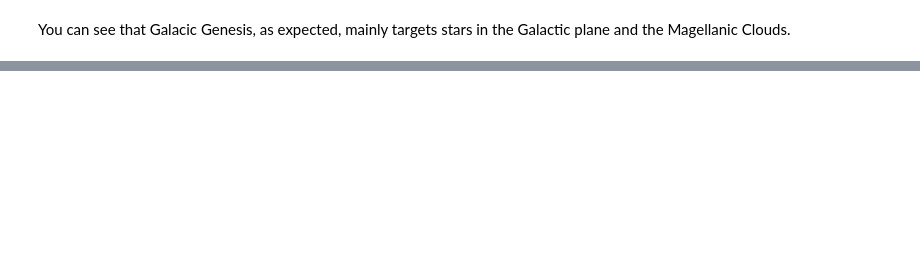
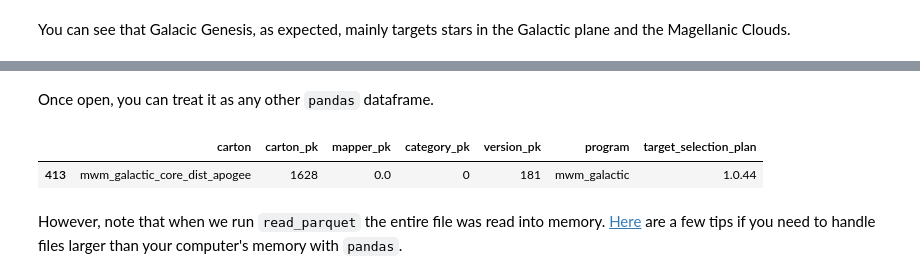
Before and after one commit to sdss/dr20_tutorials, a Jupyter notebook: mos_target.ipynb, the cells around one changed output, grey strips where cells are left out. Drawn from its saved outputs; the diff is of its cells as text; code cells hidden in the pictures; blank space fills up the shorter version.

Commit message:
Add section about using Pandas

```diff
--- a/mos_target.ipynb
+++ b/mos_target.ipynb
@@ -266,0 +279,5 @@ You can see that Galacic Genesis, as expected, mainly targets stars in the Galac
+# %%
+import pandas
+
+df = pandas.read_parquet(mos_carton_file)
+df.sample(10)
@@ -266,0 +296,9 @@ You can see that Galacic Genesis, as expected, mainly targets stars in the Galac
+# %% [markdown]
+Once open, you can treat it as any other `pandas` dataframe.
+# %%
+df.loc[df.carton == "mwm_galactic_core_dist_apogee"]
+# %% [output]
+|  | carton | carton_pk | mapper_pk | category_pk | version_pk | program | target_selection_plan |
+| 413 | mwm_galactic_core_dist_apogee | 1628 | 0.0 | 0 | 181 | mwm_galactic | 1.0.44 |
+# %% [markdown]
+However, note that when we run `read_parquet` the entire file was read into memory. [Here](https://pandas.pydata.org/docs/user_guide/scale.html) are a few tips if you need to handle files larger than your computer's memory with `pandas`.
```
Also changed, not shown: parts of 6 cells of this notebook.
